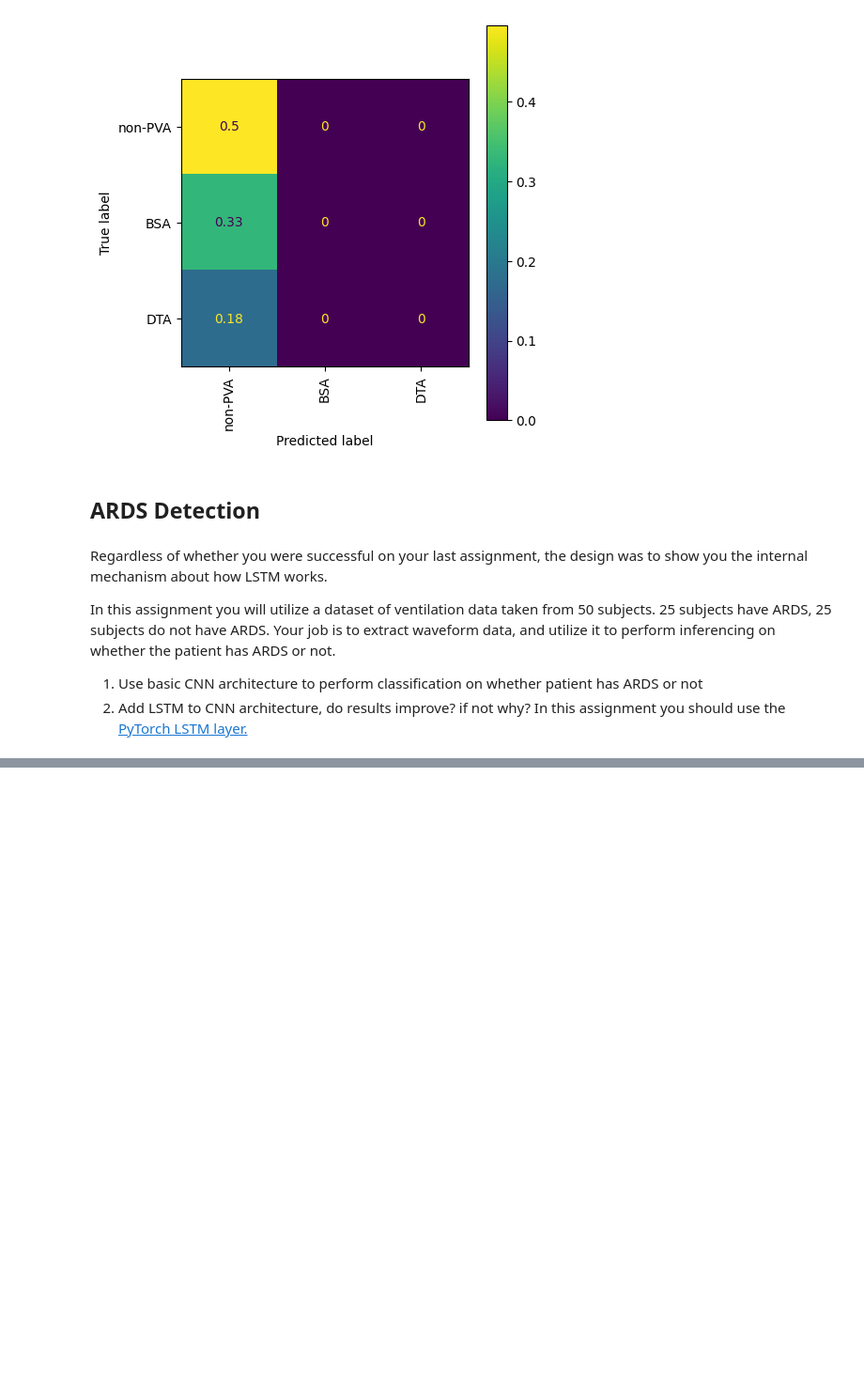
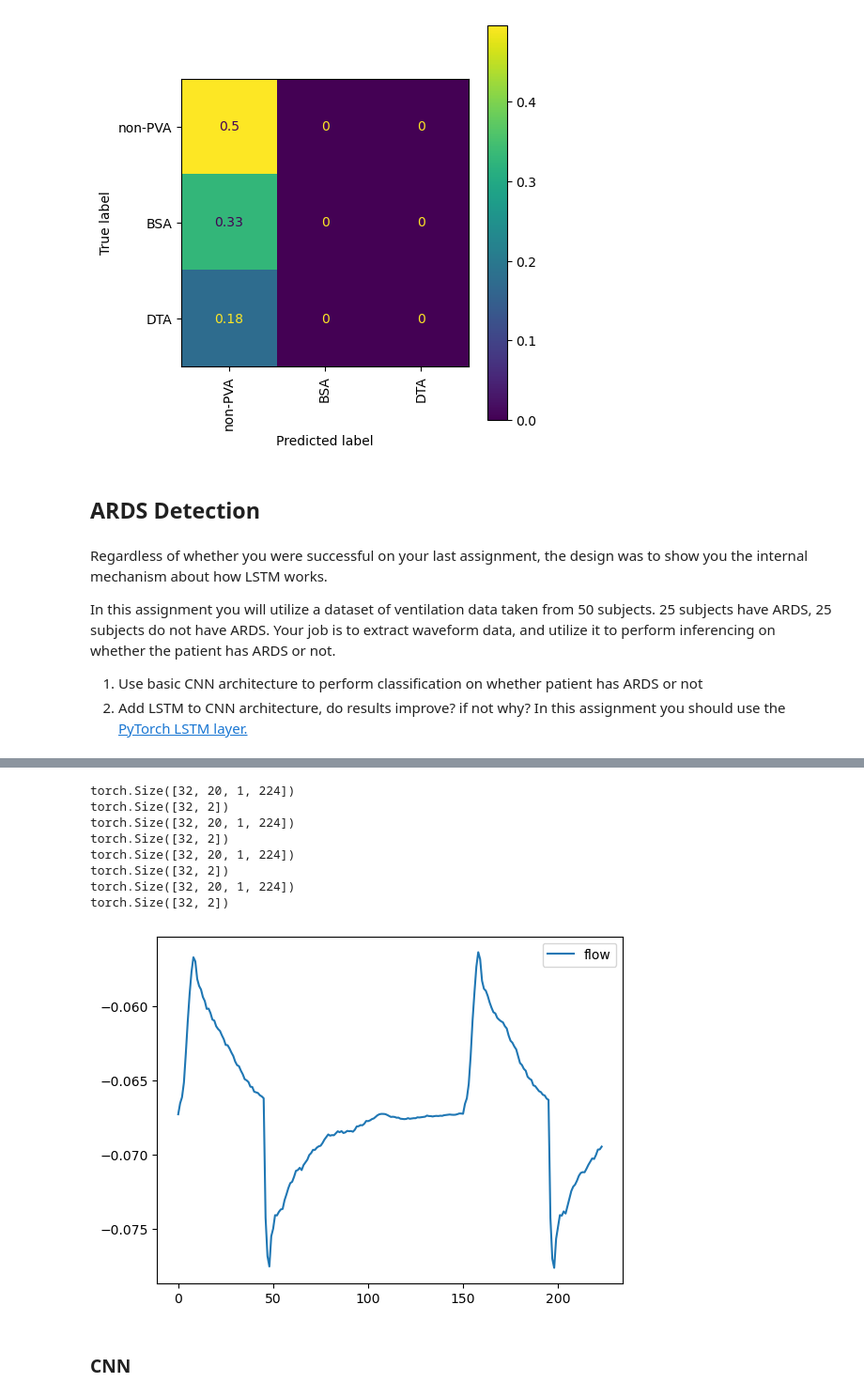
Before and after one commit to EEC193AB-master/mini_project_b2_asidher, a Jupyter notebook: lab_b2.ipynb, the cells around one changed output, grey strips where cells are left out. Shown at 94% size. Saved outputs shown, nothing was run; the diff lists cells and outputs as text; code cells hidden in the pictures; blank space fills up the shorter version.

```diff
--- a/lab_b2.ipynb
+++ b/lab_b2.ipynb
@@ -656,7 +657,7 @@ from torch.utils.data import DataLoader
 from dataset import ARDSDataset
 
 batch_size = 32
-
+num_workers = 4
 
 def get_dataset(path, name):
     saved_set = Path(path)
@@ -676,19 +677,30 @@ def get_all_datasets():
 
 
 training_set, validation_set, testing_set = get_all_datasets()
-train_loader = DataLoader(training_set, batch_size=batch_size, shuffle=True)
-val_loader = DataLoader(validation_set, batch_size=batch_size, shuffle=False)
-test_loader = DataLoader(testing_set, batch_size=batch_size, shuffle=False)
+train_loader = DataLoader(training_set, batch_size=batch_size, shuffle=True, pin_memory=True, num_workers=num_workers, persistent_workers=True)
+val_loader = DataLoader(validation_set, batch_size=batch_size, shuffle=False, pin_memory=True)
+test_loader = DataLoader(testing_set, batch_size=batch_size, shuffle=False, pin_memory=True)
 # %%
 for i, set in enumerate(train_loader):
+    pts = set[0]
     data = set[1]
-    label = set[0]
+    label = set[2]
     print(np.shape(data))
     print(np.shape(label))
 
     if i == 3:
         break
 
 plt.plot(data[0, 0, 0, :], label='flow')
 plt.legend()
 plt.show()
+# %% [output]
+torch.Size([32, 20, 1, 224])
+torch.Size([32, 2])
+torch.Size([32, 20, 1, 224])
+torch.Size([32, 2])
+torch.Size([32, 20, 1, 224])
+torch.Size([32, 2])
+torch.Size([32, 20, 1, 224])
+torch.Size([32, 2])
+[figure, added]
@@ -694,0 +902,2 @@ plt.show()
+# %% [markdown]
+### CNN
```
Also changed, not shown: parts of 30 cells of this notebook, 1 other file.
